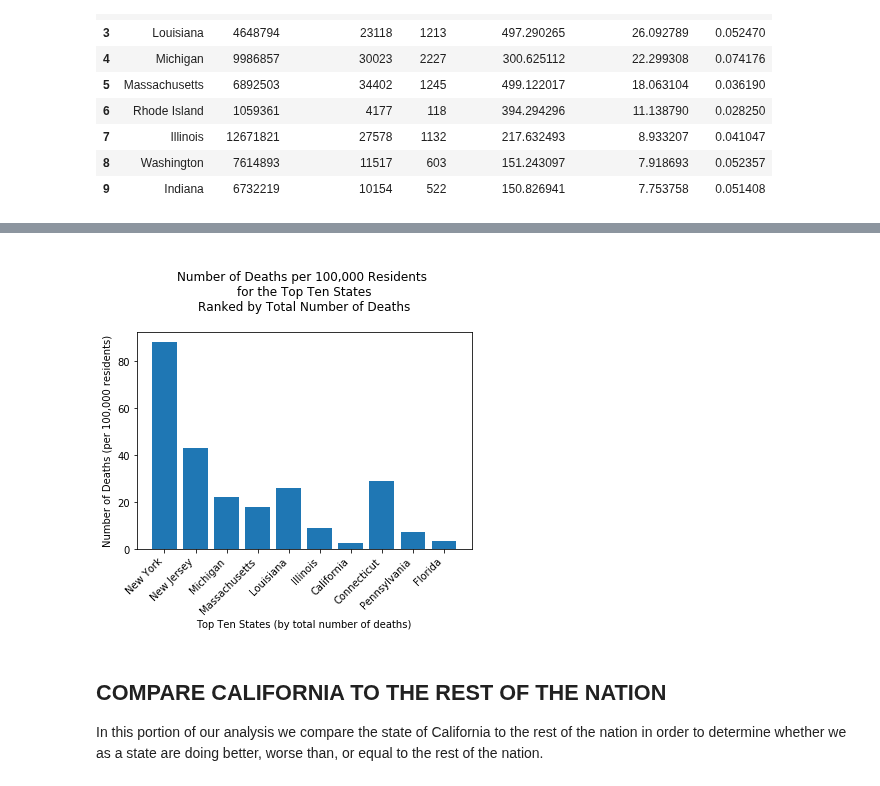
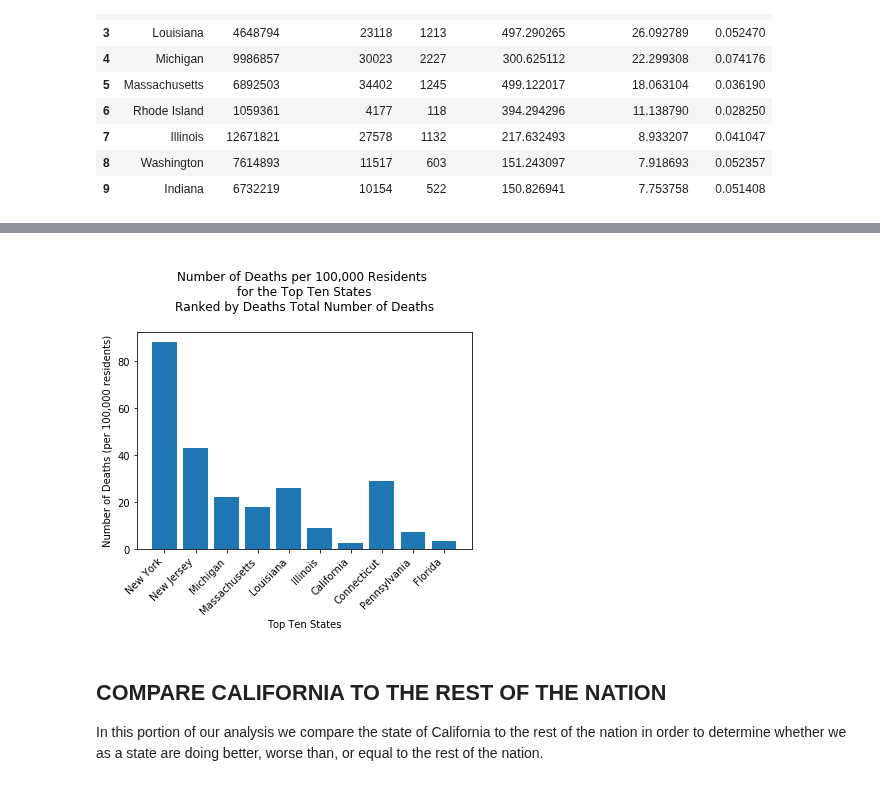
Before and after one commit to aaronrotman/project-one, a Jupyter notebook: analysis.ipynb, the cells around one changed output, grey strips where cells are left out. Cells and saved outputs as stored; diff of their text form; code cells hidden in the pictures.

Commit message:
Finalize bar chart selection

```diff
--- a/analysis.ipynb
+++ b/analysis.ipynb
@@ -193,25 +234,25 @@ plt.show()
 # %%
-# Plot the number of deaths per 100,000 residents for each of the top ten states based on total death number
+# Plot the number of deaths per 100,000 residents for each of the top ten states based on total number of deaths
 plt.bar(top_deaths['State'], top_deaths['Deaths Per 100,000'])
 
 # Format x-tick label
 plt.xticks(ha='right', rotation=45)
 
 # Axis labels
-plt.xlabel('Top Ten States (by total number of deaths)')
+plt.xlabel('Top Ten States')
 plt.ylabel('Number of Deaths (per 100,000 residents)')
 plt.title('''
 Number of Deaths per 100,000 Residents
 for the Top Ten States
-Ranked by Total Number of Deaths
+Ranked by Deaths Total Number of Deaths
 ''')
 
 # Export plot as .png
-plt.savefig('output_data/top_deaths.png', bbox_inches='tight')
+plt.savefig('output_data/top_deaths_per.png', bbox_inches='tight')
 
 plt.show()
 # %% [output]
-[figure, old version]
+[figure, new version]
 # %% [markdown]
 ## COMPARE CALIFORNIA TO THE REST OF THE NATION
 
```
Also changed, not shown: parts of 4 cells of this notebook.
